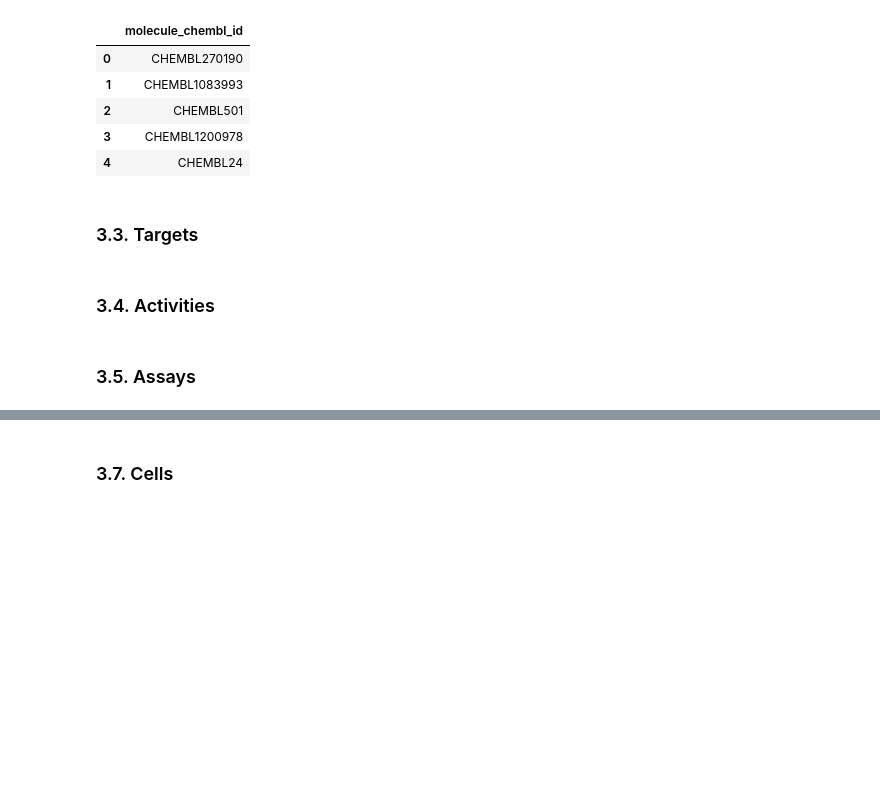
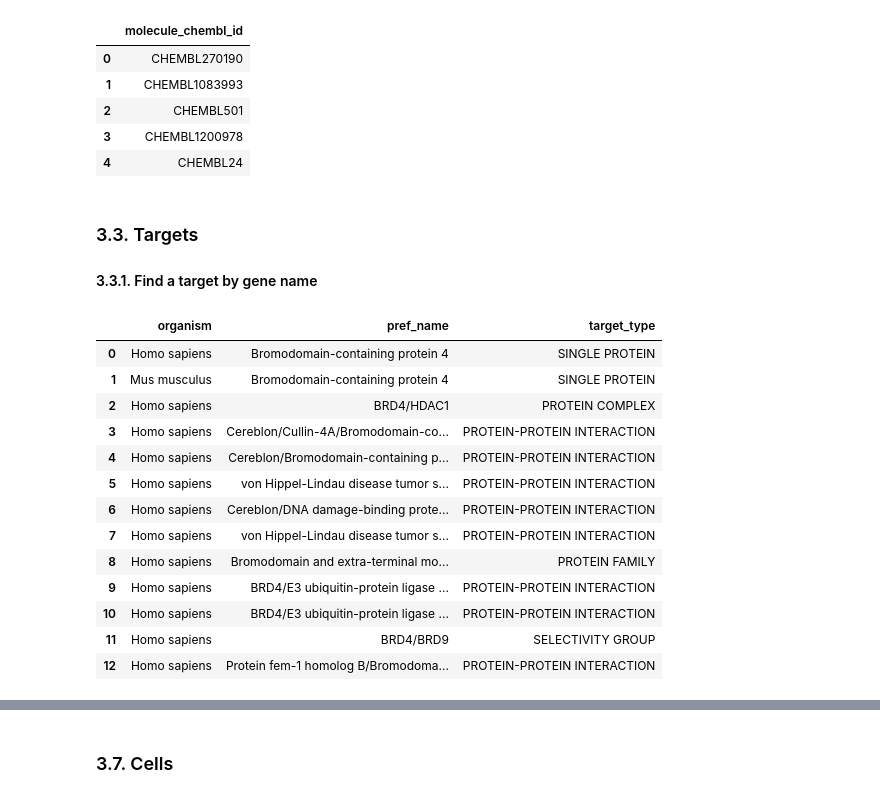
Before and after one commit to wehs7661/demos_hub, a Jupyter notebook: ChEMBL_webresource_client.ipynb, the cells around one changed output, grey strips where cells are left out. Cells and saved outputs as stored; diff of their text form; code cells hidden in the pictures; blank space fills up the shorter version.

```diff
--- a/ChEMBL_webresource_client.ipynb
+++ b/ChEMBL_webresource_client.ipynb
@@ -484,7 +484,24 @@ pd.DataFrame(res).head()
 | 4 | CHEMBL24 |
 # %% [markdown]
 ### 3.3. Targets
+#### 3.3.1. Find a target by gene name
-# %% [markdown]
-### 3.4. Activities
-# %% [markdown]
-### 3.5. Assays
+# %%
+target = new_client.target
+gene_name = 'BRD4'
+res = target.filter(target_synonym__icontains=gene_name).only(['organism', 'pref_name', 'target_type'])
+pd.DataFrame(res)
+# %% [output]
+|  | organism | pref_name | target_type |
+| 0 | Homo sapiens | Bromodomain-containing protein 4 | SINGLE PROTEIN |
+| 1 | Mus musculus | Bromodomain-containing protein 4 | SINGLE PROTEIN |
+| 2 | Homo sapiens | BRD4/HDAC1 | PROTEIN COMPLEX |
+| 3 | Homo sapiens | Cereblon/Cullin-4A/Bromodomain-co... | PROTEIN-PROTEIN INTERACTION |
+| 4 | Homo sapiens | Cereblon/Bromodomain-containing p... | PROTEIN-PROTEIN INTERACTION |
+| 5 | Homo sapiens | von Hippel-Lindau disease tumor s... | PROTEIN-PROTEIN INTERACTION |
+| 6 | Homo sapiens | Cereblon/DNA damage-binding prote... | PROTEIN-PROTEIN INTERACTION |
+| 7 | Homo sapiens | von Hippel-Lindau disease tumor s... | PROTEIN-PROTEIN INTERACTION |
+| 8 | Homo sapiens | Bromodomain and extra-terminal mo... | PROTEIN FAMILY |
+| 9 | Homo sapiens | BRD4/E3 ubiquitin-protein ligase ... | PROTEIN-PROTEIN INTERACTION |
+| 10 | Homo sapiens | BRD4/E3 ubiquitin-protein ligase ... | PROTEIN-PROTEIN INTERACTION |
+| 11 | Homo sapiens | BRD4/BRD9 | SELECTIVITY GROUP |
+| 12 | Homo sapiens | Protein fem-1 homolog B/Bromodoma... | PROTEIN-PROTEIN INTERACTION |
```
Also changed, not shown: parts of 25 cells of this notebook.
